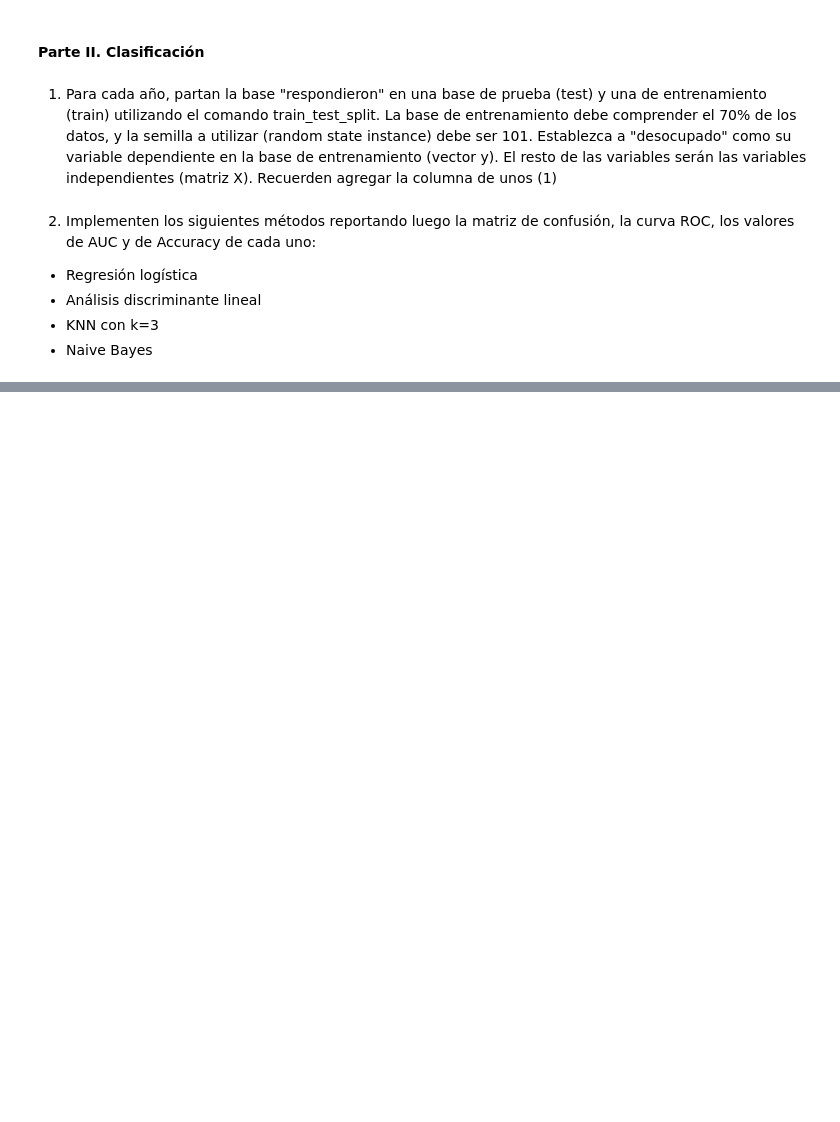
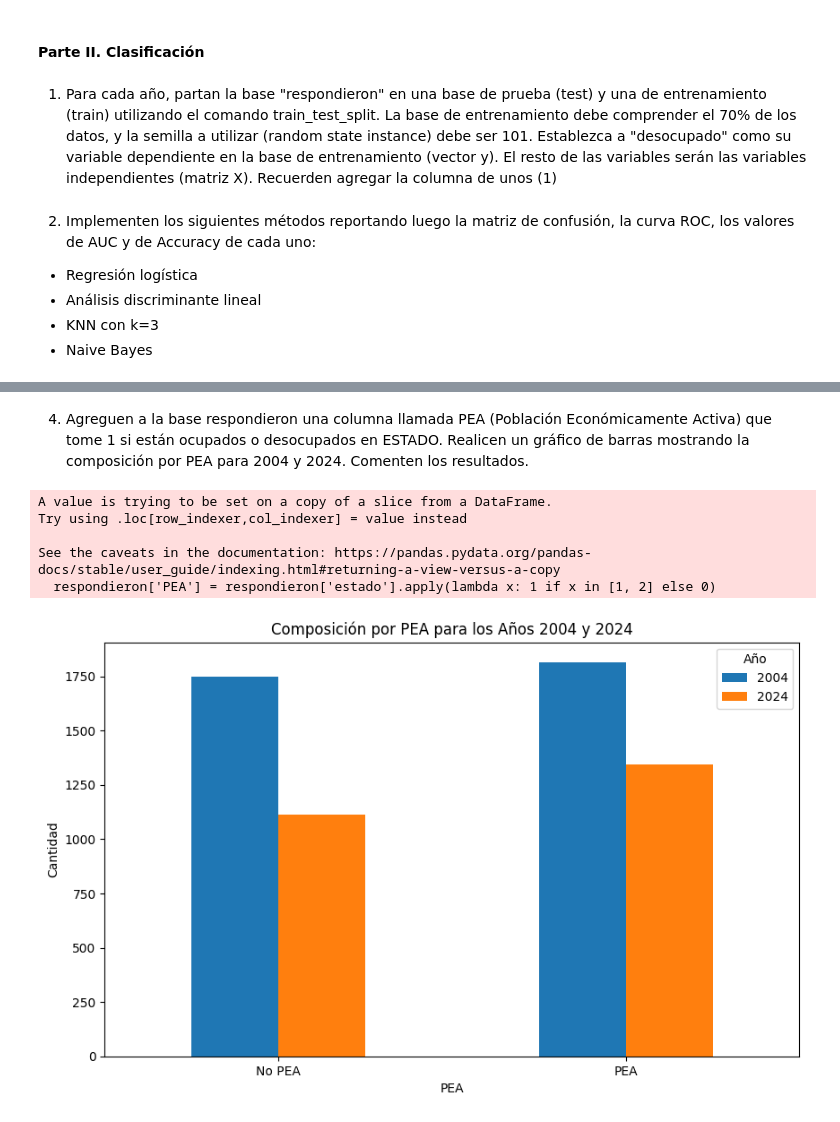
Before and after one commit to roluque/CC408-T2-3, a Jupyter notebook: TP3/TP 3.ipynb, the cells around one changed output, grey strips where cells are left out. Saved outputs shown, nothing was run; the diff lists cells and outputs as text; code cells hidden in the pictures; blank space fills up the shorter version.

```diff
--- a/TP3/TP 3.ipynb
+++ b/TP3/TP 3.ipynb
@@ -321,0 +330,13 @@ print('TPR:', tpr_log_2004)
+# %%
+# Filtrar las observaciones donde respondieron la pregunta sobre su condición de actividad
+respondieron = df_unificado[df_unificado['estado'] != 0]
+
+# Filtrar las observaciones donde no respondieron la pregunta sobre su condición de actividad
+norespondieron = df_unificado[df_unificado['estado'] == 0]
+
+# Mostrar la cantidad de personas que no respondieron su condición de actividad
+print(f"Cantidad de personas que no respondieron su condición de actividad: {norespondieron.shape[0]}")
+
+# Mostrar las primeras filas de las bases creadas
+respondieron.head()
+norespondieron.head()
@@ -321,0 +352,37 @@ print('TPR:', tpr_log_2004)
+# %% [markdown]
+4. Agreguen a la base respondieron una columna llamada PEA
+(Población Económicamente Activa) que tome 1 si están ocupados o
+desocupados en ESTADO. Realicen un gráfico de barras mostrando la
+composición por PEA para 2004 y 2024. Comenten los resultados.
+# %%
+# Agregar la columna PEA (Población Económicamente Activa)
+respondieron['PEA'] = respondieron['estado'].apply(lambda x: 1 if x in [1, 2] else 0)
+
+# Filtrar los datos para los años 2004 y 2024
+pea_2004 = respondieron[respondieron['ano4'] == 2004.0]['PEA'].value_counts().sort_index()
+pea_2024 = respondieron[respondieron['ano4'] == 2024.0]['PEA'].value_counts().sort_index()
+
+# Crear un DataFrame con los conteos
+pea_df = pd.DataFrame({
+    '2004': pea_2004,
+    '2024': pea_2024
+}, index=[0, 1])
+
+# Renombrar los índices para que sean 'No PEA' y 'PEA'
+pea_df.index = ['No PEA', 'PEA']
+
+# Crear el gráfico de barras
+pea_df.plot(kind='bar', figsize=(10, 6))
+plt.title('Composición por PEA para los Años 2004 y 2024')
+plt.xlabel('PEA')
+plt.ylabel('Cantidad')
+plt.xticks(rotation=0)
+plt.legend(title='Año')
+plt.show()
+# %% [output]
+A value is trying to be set on a copy of a slice from a DataFrame.
+Try using .loc[row_indexer,col_indexer] = value instead
+
+See the caveats in the documentation: https://pandas.pydata.org/pandas-docs/stable/user_guide/indexing.html#returning-a-view-versus-a-copy
+  respondieron['PEA'] = respondieron['estado'].apply(lambda x: 1 if x in [1, 2] else 0)
+[figure, added]
```
Also changed, not shown: parts of 7 cells of this notebook.
